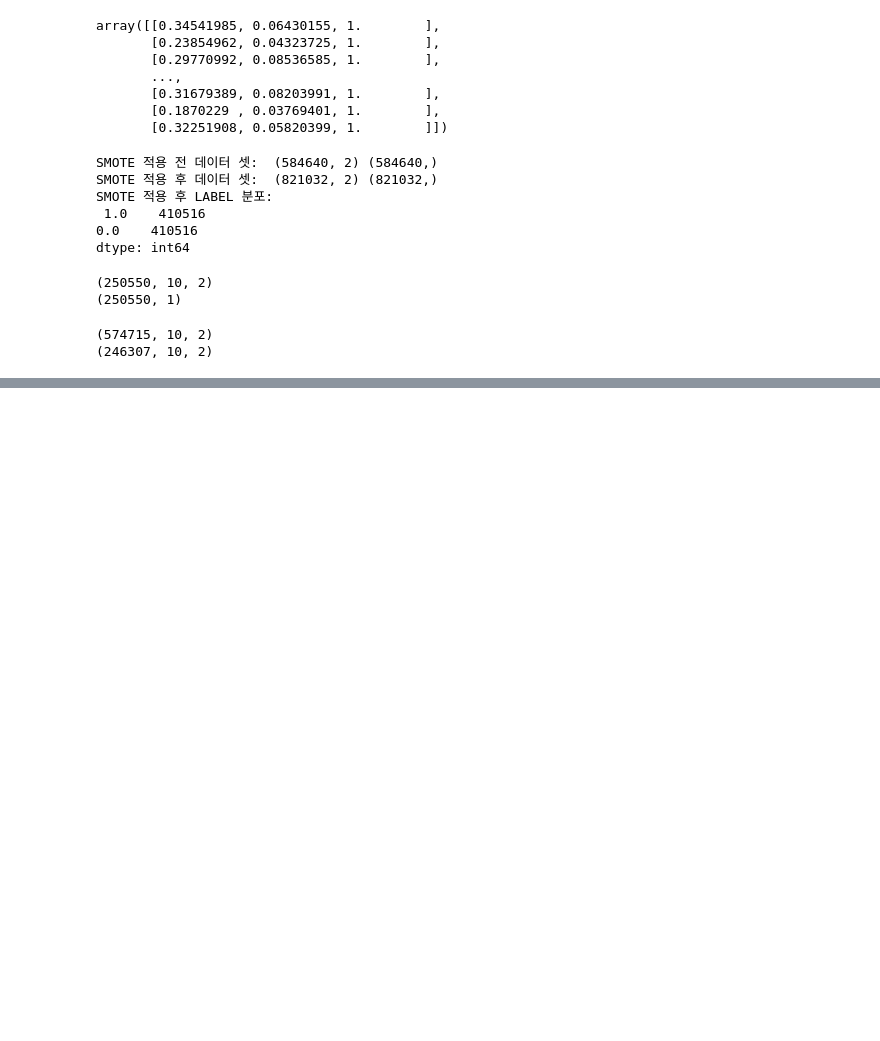
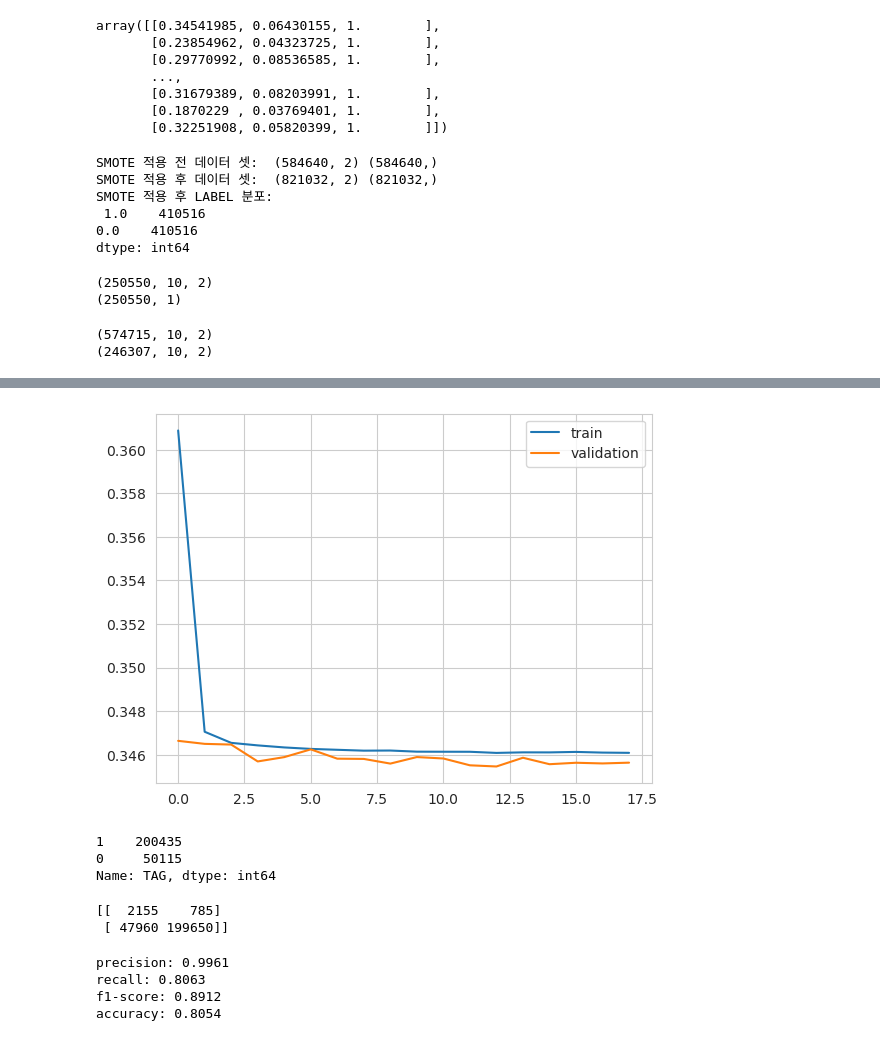
Before and after one commit to min0355/mx_competition, a Jupyter notebook: code/guidebook_code.ipynb, the cells around one changed output, grey strips where cells are left out. Cells and saved outputs as stored; diff of their text form; code cells hidden in the pictures; blank space fills up the shorter version.

```diff
--- a/code/guidebook_code.ipynb
+++ b/code/guidebook_code.ipynb
@@ -185,3 +186,11 @@ from keras.layers import Dense, LSTM
 from keras.preprocessing import sequence
 from keras.utils import np_utils
 from keras.callbacks import EarlyStopping, ModelCheckpoint
+# %%
+model = Sequential()
+model.add(LSTM(50,
+              input_shape=(train_feature.shape[1], train_feature.shape[2]),
+              activation='tanh',
+              return_sequences=False)
+         )
+model.add(Dense(1, activation='sigmoid'))
@@ -187,0 +211,14 @@ from keras.callbacks import EarlyStopping, ModelCheckpoint
+# %%
+model_path = path
+# %%
+model.compile(loss='binary_crossentropy', optimizer='adam', metrics=['accuracy'])
+early_stop = EarlyStopping(monitor='val_loss', patience=5)
+filename = os.path.join(model_path, 'tmp_checkpoint.h5')
+checkpoint = ModelCheckpoint(filename, monitor='val_loss', verbose=1,
+                            save_best_only=True, mode='auto')
+# %%
+history = model.fit(x_train, y_train,
+                   epochs=200,
+                   batch_size=50,
+                   validation_data=(x_valid, y_valid),
+                   callbacks=[early_stop, checkpoint])
@@ -187,0 +249,7 @@ from keras.callbacks import EarlyStopping, ModelCheckpoint
+# %%
+plt.plot(history.history['loss'], label='train')
+plt.plot(history.history['val_loss'], label='validation')
+plt.legend()
+plt.show()
+# %% [output]
+[figure, added]
@@ -187,0 +259,26 @@ from keras.callbacks import EarlyStopping, ModelCheckpoint
+# %%
+pred_df['TAG'].value_counts()
+# %% [output]
+1    200435
+0     50115
+Name: TAG, dtype: int64
+# %%
+classify = confusion_matrix(test_label, pred_df)
+print(classify)
+# %% [output]
+[[  2155    785]
+ [ 47960 199650]]
+# %%
+p = precision_score(test_label, pred_df)
+print("precision: %0.4f" %p)
+r = recall_score(test_label, pred_df)
+print("recall: %0.4f" %r)
+f1 = f1_score(test_label, pred_df)
+print("f1-score: %0.4f" %f1)
+acc = accuracy_score(test_label, pred_df)
+print("accuracy: %0.4f" %acc)
+# %% [output]
+precision: 0.9961
+recall: 0.8063
+f1-score: 0.8912
+accuracy: 0.8054
```
Also changed, not shown: parts of 5 cells of this notebook.
